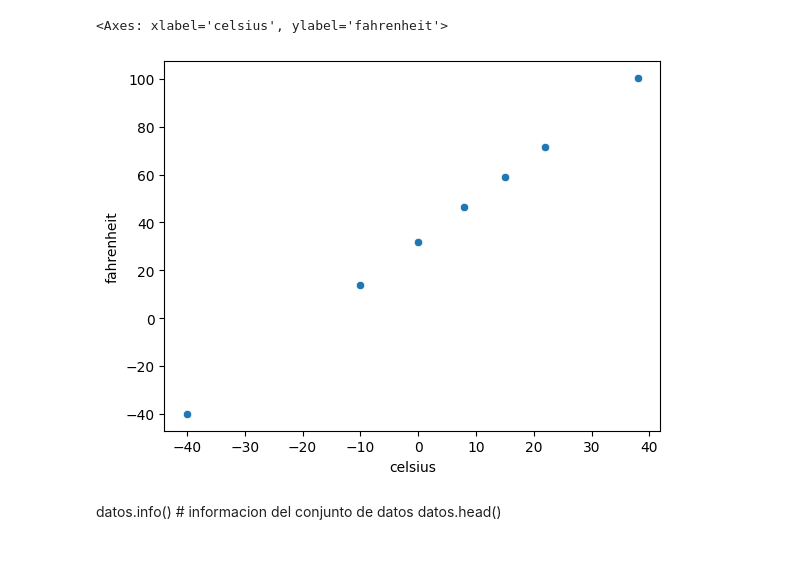
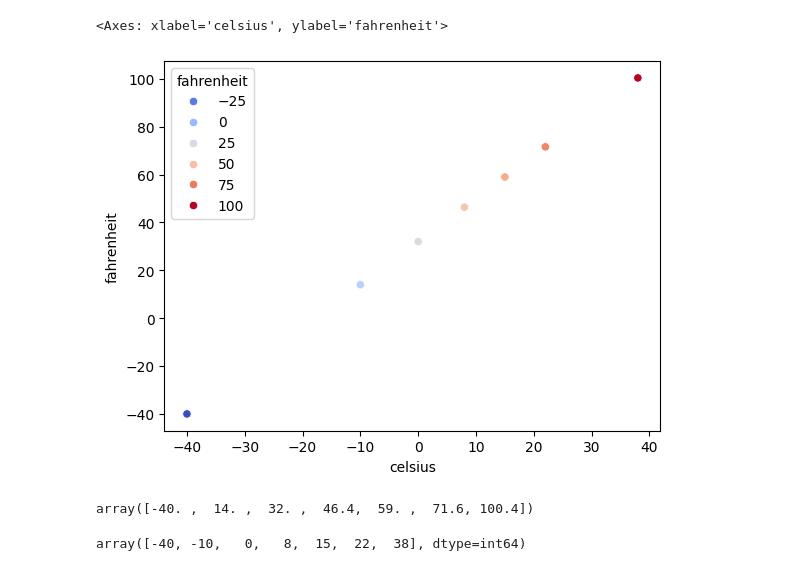
Before and after one commit to HeberthDCM/Curso_IA_RM, a Jupyter notebook: 01_RegresionLineal/regresion_lineal.ipynb, the cells around one changed output. Cells and saved outputs as stored; diff of their text form; code cells hidden in the pictures.

```diff
--- a/01_RegresionLineal/regresion_lineal.ipynb
+++ b/01_RegresionLineal/regresion_lineal.ipynb
@@ -8,8 +24,5 @@ datos.head() # primeros datos del csv
 # %%
-sb.scatterplot(x='celsius', y='fahrenheit', data=datos)
+sb.scatterplot(x='celsius', y='fahrenheit', data=datos, hue='fahrenheit', palette='coolwarm')
 # %% [output]
 <Axes: xlabel='celsius', ylabel='fahrenheit'>
-[figure, old version]
+[figure, new version]
-# %% [markdown]
-datos.info() # informacion del conjunto de datos
-datos.head()
@@ -15,0 +33,8 @@ datos.head()
+# %%
+y.values # es un array de valores de pandas
+# %% [output]
+array([-40. ,  14. ,  32. ,  46.4,  59. ,  71.6, 100.4])
+# %%
+X.values # todoslos datos estan en un array, queremos que cada dato sea un array dentro de un array
+# %% [output]
+array([-40, -10,   0,   8,  15,  22,  38], dtype=int64)
```
Also changed, not shown: parts of 7 cells of this notebook.
